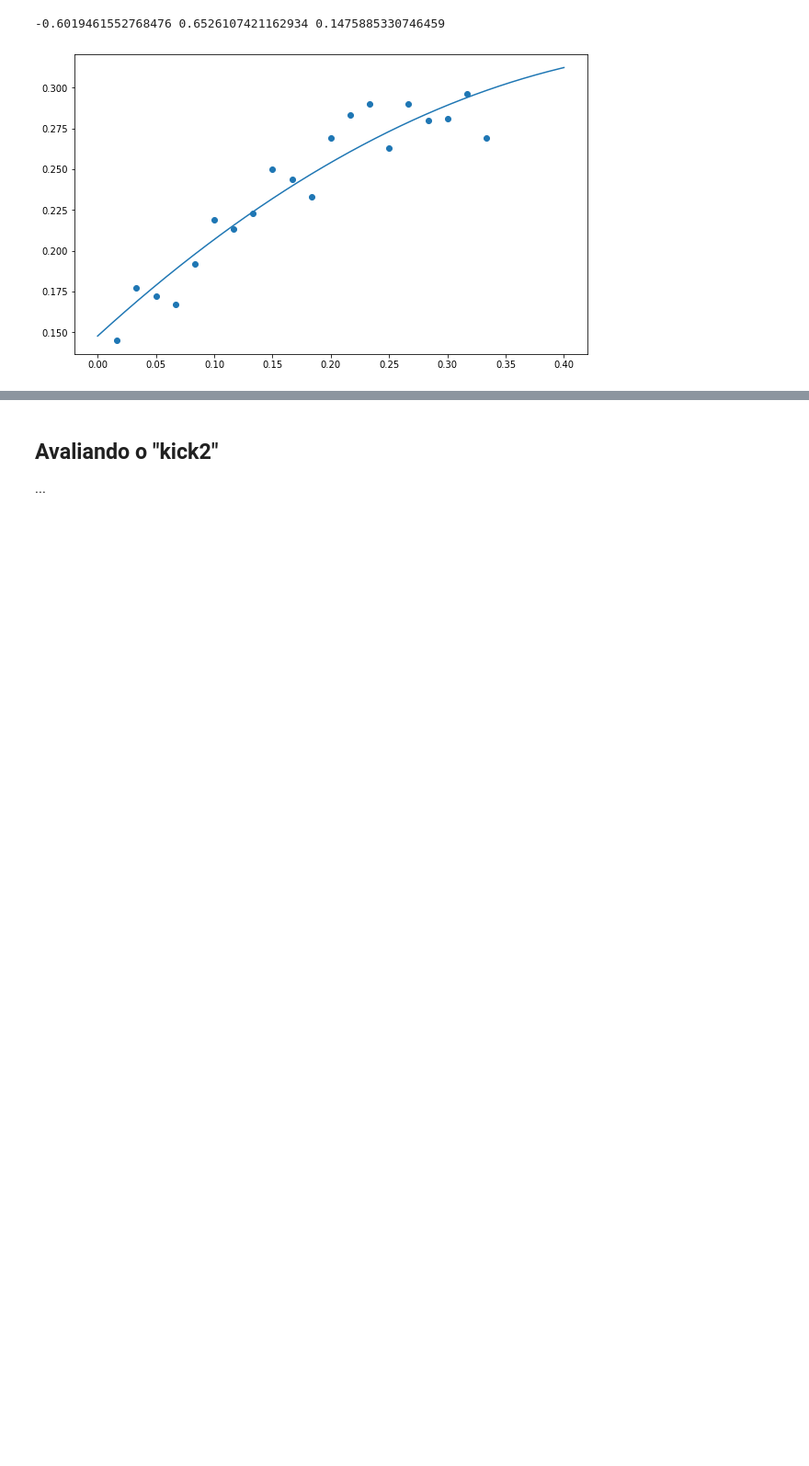
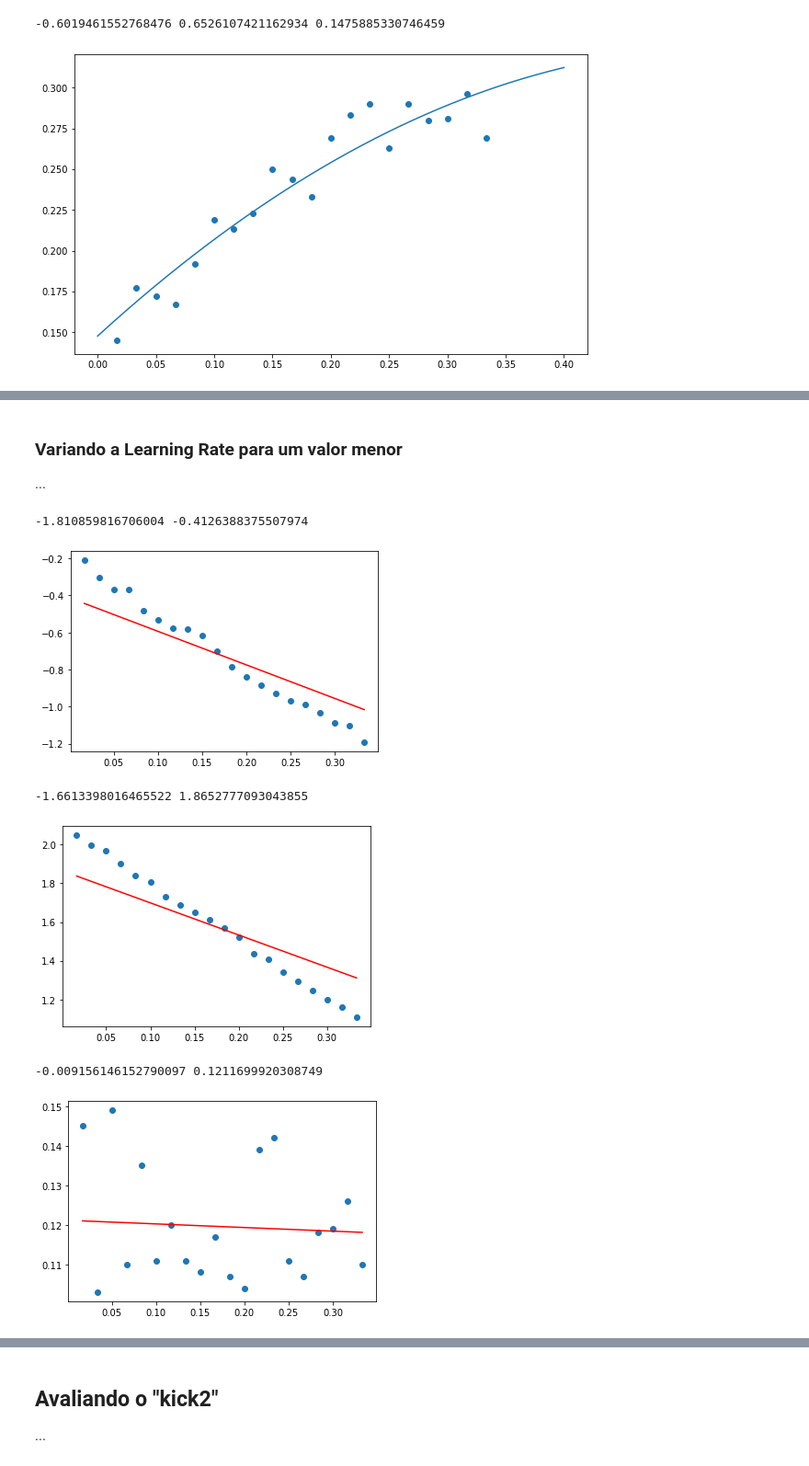
Before and after one commit to natanbcpc/supervised-learning, a Jupyter notebook: Project 2.ipynb, the cells around one changed output, grey strips where cells are left out. Shown at 92% size. Cells and saved outputs as stored; diff of their text form; code cells hidden in the pictures; blank space fills up the shorter version.

```diff
--- a/Project 2.ipynb
+++ b/Project 2.ipynb
@@ -166,0 +233,22 @@ plotRegressionLineG2(a3, b3, c3, Z1, T)
+# %% [markdown]
+### Variando a Learning Rate para um valor menor
+...
+# %%
+a1, b1 = gradientDescendantG1(0, 0, 0.01, 10000, X1, T)
+print(a1, b1)
+plotRegressionLineG1(a1, b1, X1, T)
+
+a2, b2 = gradientDescendantG1(0, 0, 0.01, 10000, Y1, T)
+print(a2, b2)
+plotRegressionLineG1(a2, b2, Y1, T)
+
+a3, b3 = gradientDescendantG1(0, 0, 0.01, 10000, Z1, T)
+print(a3, b3)
+plotRegressionLineG1(a3, b3, Z1, T)
+# %% [output]
+-1.810859816706004 -0.4126388375507974
+[figure, added]
+-1.6613398016465522 1.8652777093043855
+[figure, added]
+-0.009156146152790097 0.1211699920308749
+[figure, added]
```
Also changed, not shown: parts of 14 cells of this notebook.
